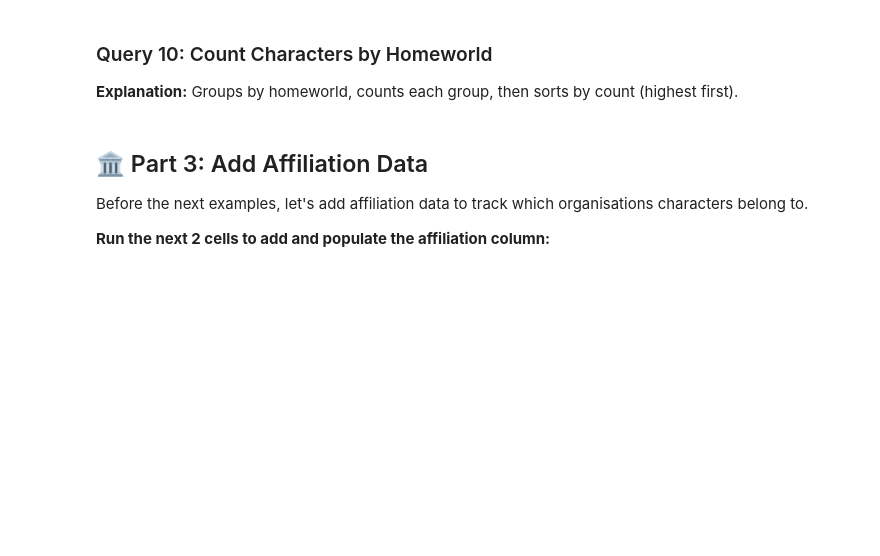
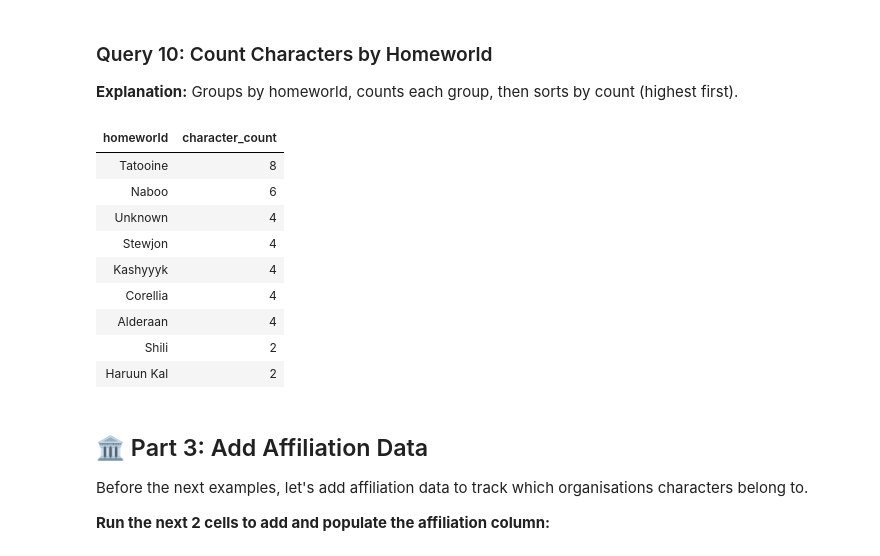
Before and after one commit to WJSmith09/2025CT_SQL_Wesley.S, a Jupyter notebook: jupyter_notebook_lessons/lesson4_aggregates.ipynb, the cells around one changed output. Cells and saved outputs as stored; diff of their text form; code cells hidden in the pictures; blank space fills up the shorter version.

```diff
--- a/jupyter_notebook_lessons/lesson4_aggregates.ipynb
+++ b/jupyter_notebook_lessons/lesson4_aggregates.ipynb
@@ -206,6 +236,21 @@ GROUP BY column;
 # %%
 %%sql
 -- Query 10: Count and average height by species, sorted by count
+SELECT homeworld, COUNT(*) AS character_count
+FROM characters
+GROUP BY homeworld
+ORDER BY character_count DESC;
+# %% [output]
+| homeworld | character_count |
+| Tatooine | 8 |
+| Naboo | 6 |
+| Unknown | 4 |
+| Stewjon | 4 |
+| Kashyyyk | 4 |
+| Corellia | 4 |
+| Alderaan | 4 |
+| Shili | 2 |
+| Haruun Kal | 2 |
 # %% [markdown]
 ## 🏛️ Part 3: Add Affiliation Data
 
```
Also changed, not shown: parts of 3 cells of this notebook.
